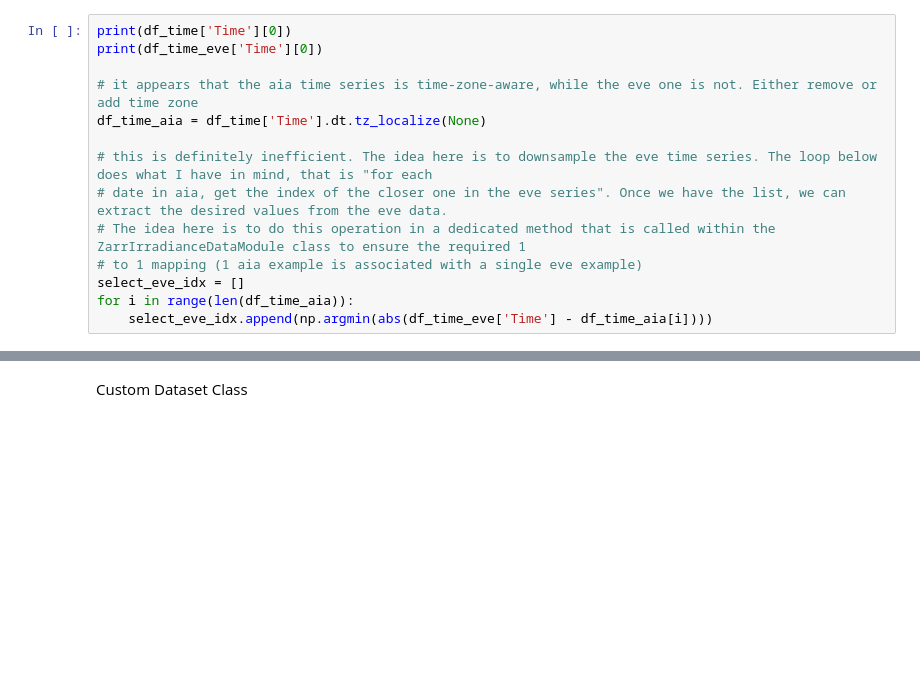
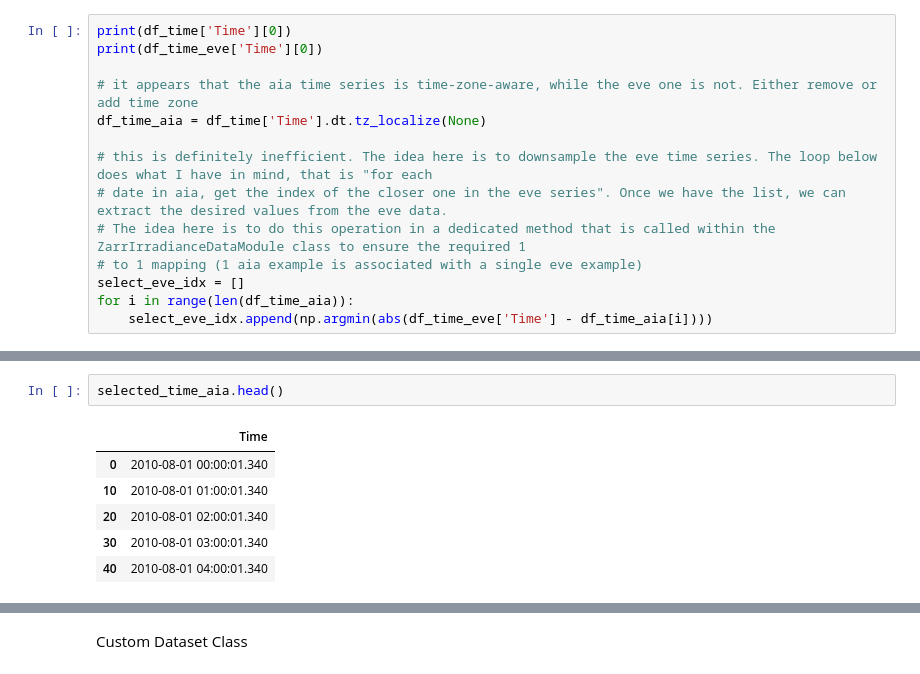
Before and after one commit to FrontierDevelopmentLab/2023-FDL-X-ARD-EVE, a Jupyter notebook: src/irradiance/zarr-experiments.ipynb, the cells around one changed output, grey strips where cells are left out. Saved outputs shown, nothing was run; the diff lists cells and outputs as text; blank space fills up the shorter version.

```diff
--- a/src/irradiance/zarr-experiments.ipynb
+++ b/src/irradiance/zarr-experiments.ipynb
@@ -159,0 +368,9 @@ for i in range(len(df_time_aia)):
+# %%
+selected_time_aia.head()
+# %% [output]
+|  | Time |
+| 0 | 2010-08-01 00:00:01.340 |
+| 10 | 2010-08-01 01:00:01.340 |
+| 20 | 2010-08-01 02:00:01.340 |
+| 30 | 2010-08-01 03:00:01.340 |
+| 40 | 2010-08-01 04:00:01.340 |
```
Also changed, not shown: parts of 24 cells of this notebook.
